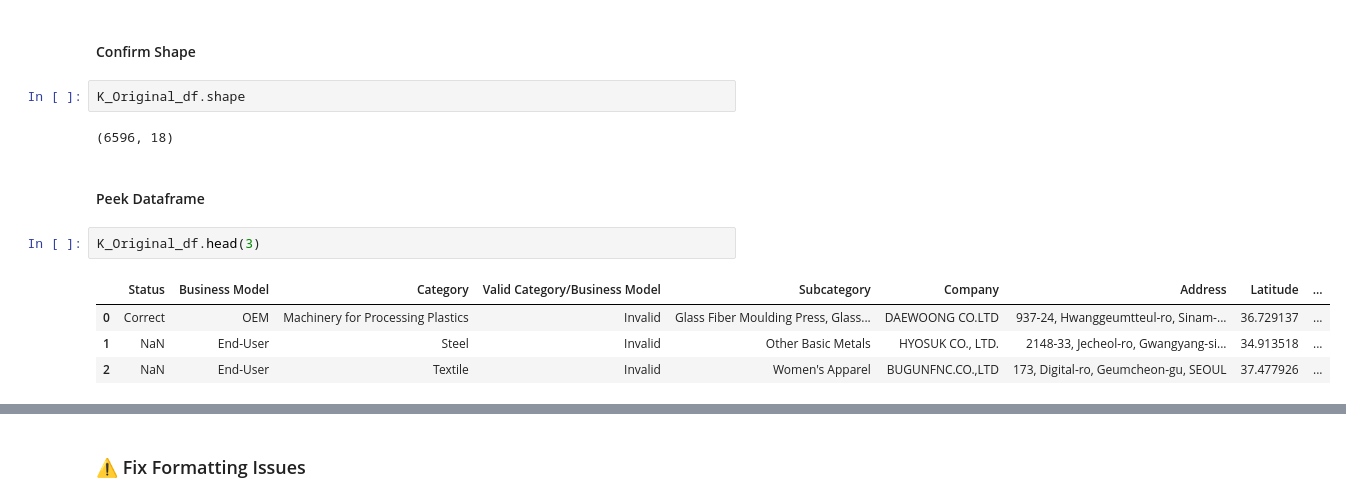
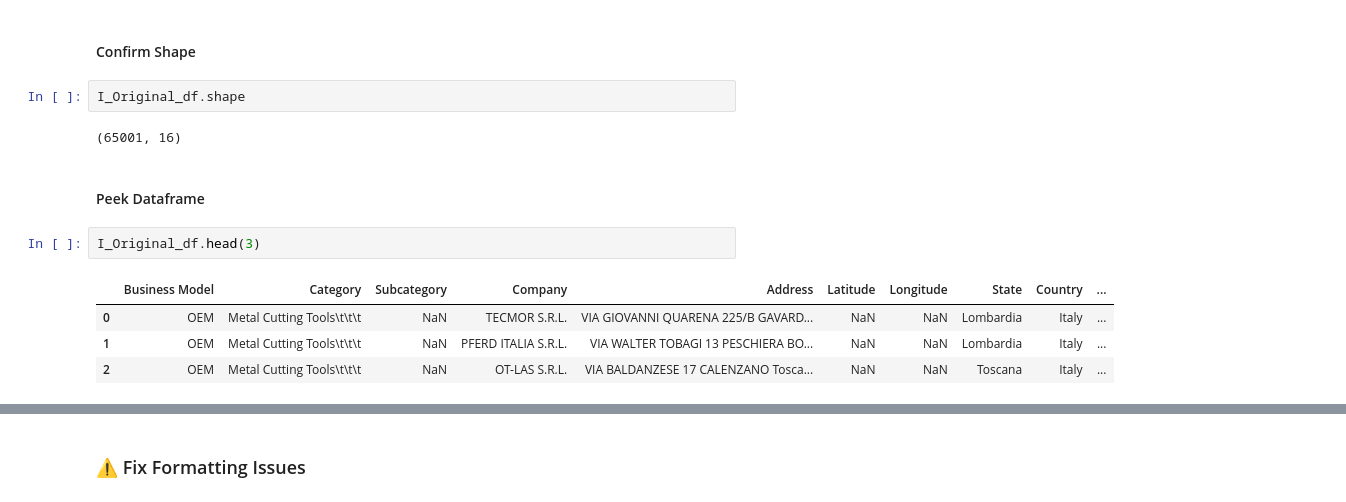
Before and after one commit to mitano-17/Nidec-Drives-Data-Cleaning, a Jupyter notebook: Dataset_Italy_Cleaner.ipynb, the cells around one changed output, grey strips where cells are left out. Drawn from its saved outputs; the diff is of its cells as text.

```diff
--- a/Dataset_Italy_Cleaner.ipynb
+++ b/Dataset_Italy_Cleaner.ipynb
@@ -96,16 +96,16 @@ I_Original_df.sample(5)
 # %% [markdown]
 <h4>Confirm Shape</h4>
 # %%
-K_Original_df.shape
+I_Original_df.shape
 # %% [output]
-(6596, 18)
+(65001, 16)
 # %% [markdown]
 <h4>Peek Dataframe</h4>
 # %%
-K_Original_df.head(3)
+I_Original_df.head(3)
 # %% [output]
-|  | Status | Business Model | Category | Valid Category/Business Model | Subcategory | Company | Address | Latitude | ... |
-| 0 | Correct | OEM | Machinery for Processing Plastics | Invalid | Glass Fiber Moulding Press, Glass... | DAEWOONG CO.LTD | 937-24, Hwanggeumtteul-ro, Sinam-... | 36.729137 | ... |
-| 1 | NaN | End-User | Steel | Invalid | Other Basic Metals | HYOSUK CO., LTD. | 2148-33, Jecheol-ro, Gwangyang-si... | 34.913518 | ... |
-| 2 | NaN | End-User | Textile | Invalid | Women's Apparel | BUGUNFNC.CO.,LTD | 173, Digital-ro, Geumcheon-gu, SEOUL | 37.477926 | ... |
+|  | Business Model | Category | Subcategory | Company | Address | Latitude | Longitude | State | Country | ... |
+| 0 | OEM | Metal Cutting Tools\t\t\t | NaN | TECMOR S.R.L. | VIA GIOVANNI QUARENA 225/B GAVARD... | NaN | NaN | Lombardia | Italy | ... |
+| 1 | OEM | Metal Cutting Tools\t\t\t | NaN | PFERD ITALIA S.R.L. | VIA WALTER TOBAGI 13 PESCHIERA BO... | NaN | NaN | Lombardia | Italy | ... |
+| 2 | OEM | Metal Cutting Tools\t\t\t | NaN | OT-LAS S.R.L. | VIA BALDANZESE 17 CALENZANO Tosca... | NaN | NaN | Toscana | Italy | ... |
 # %%
```
Also changed, not shown: parts of 8 cells of this notebook.
